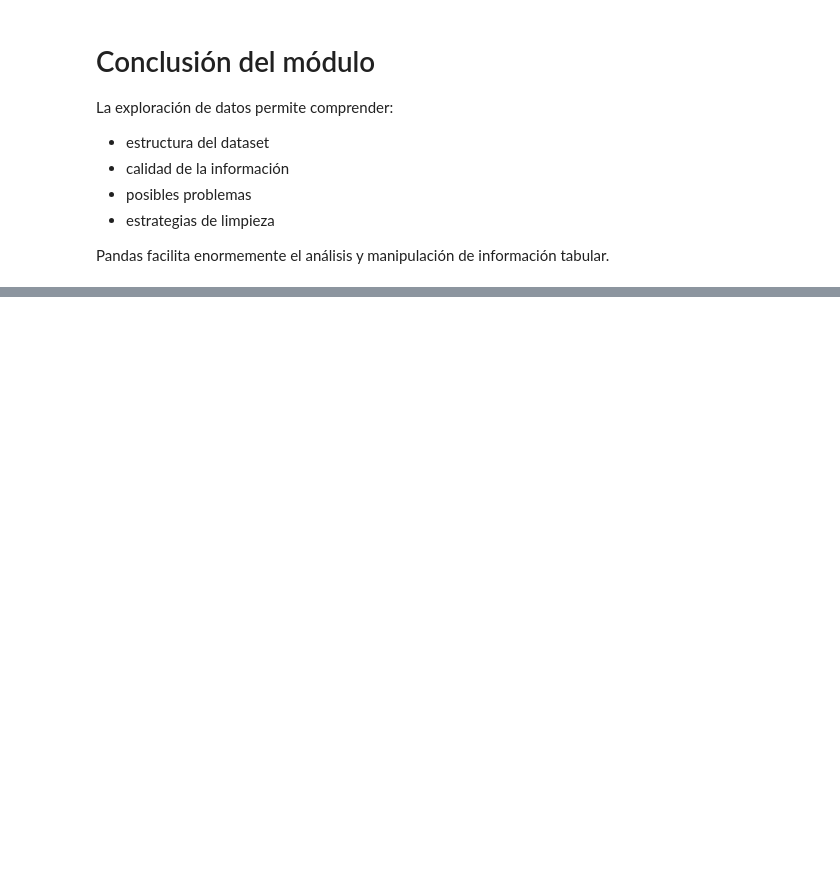
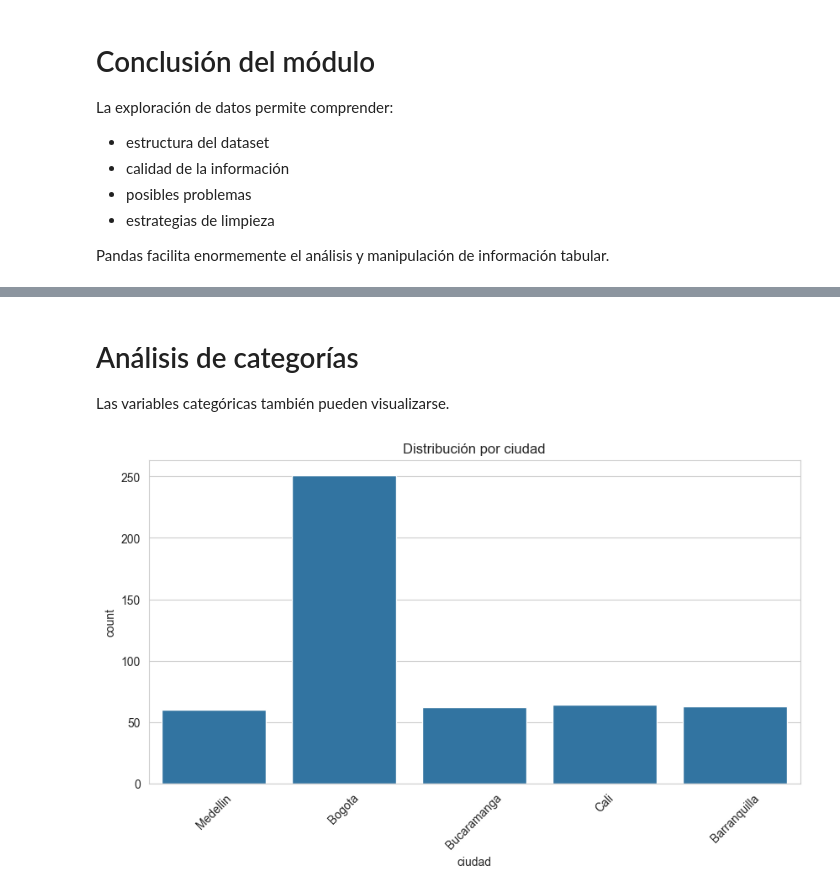
Before and after one commit to DoctoradoIngUD/Taller-limpieza-datos-python, a Jupyter notebook: notebooks/limpieza_datos.ipynb, the cells around one changed output, grey strips where cells are left out. Cells and saved outputs as stored; diff of their text form; code cells hidden in the pictures; blank space fills up the shorter version.

```diff
--- a/notebooks/limpieza_datos.ipynb
+++ b/notebooks/limpieza_datos.ipynb
@@ -679,0 +1606,25 @@ Pandas facilita enormemente el análisis y manipulación de información tabular
+# %% [markdown]
+# Análisis de categorías
+
+Las variables categóricas también pueden visualizarse.
+# %%
+# ============================================
+# FRECUENCIA DE CIUDADES
+# ============================================
+
+plt.figure(figsize=(10, 5))
+
+sns.countplot(
+    x='ciudad',
+    data=df
+)
+
+plt.title(
+    'Distribución por ciudad'
+)
+
+plt.xticks(rotation=45)
+
+plt.show()
+# %% [output]
+[figure, added]
```
Also changed, not shown: parts of 98 cells of this notebook, 3 other files.
